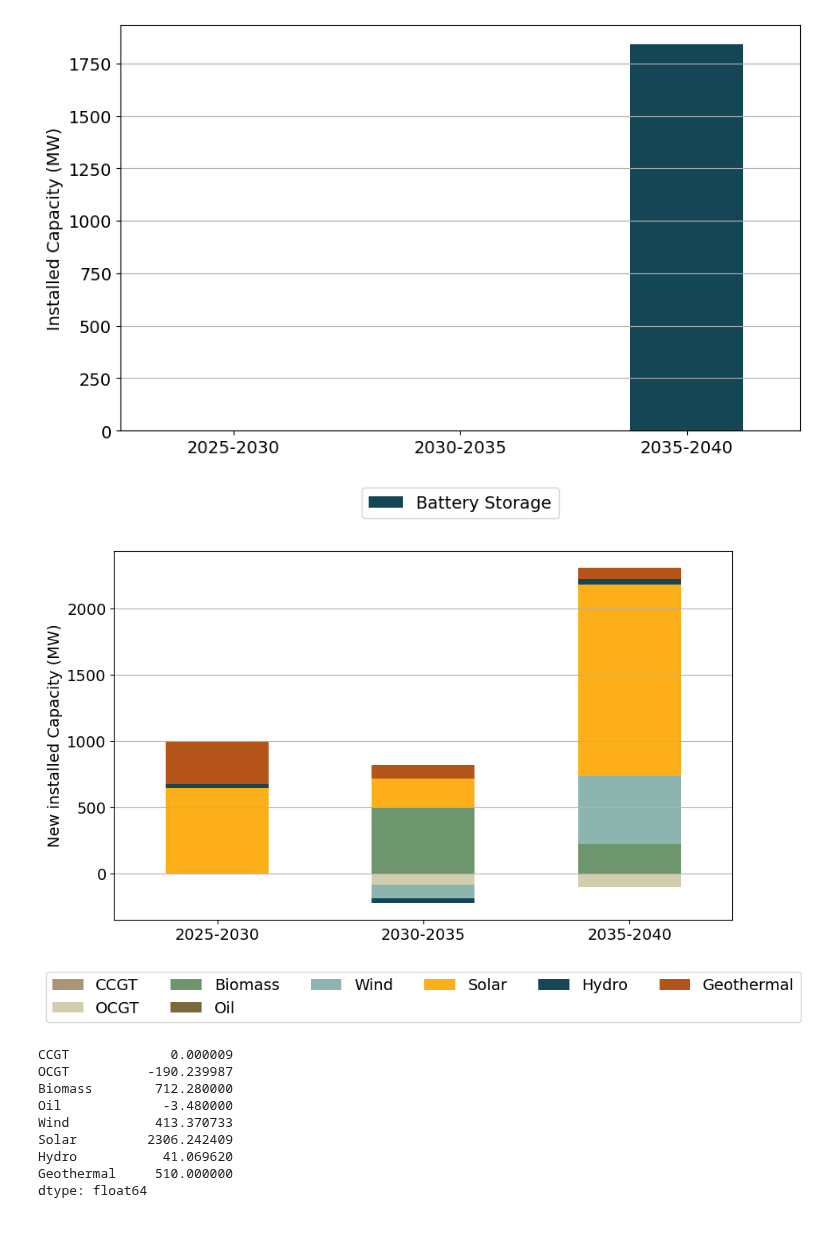
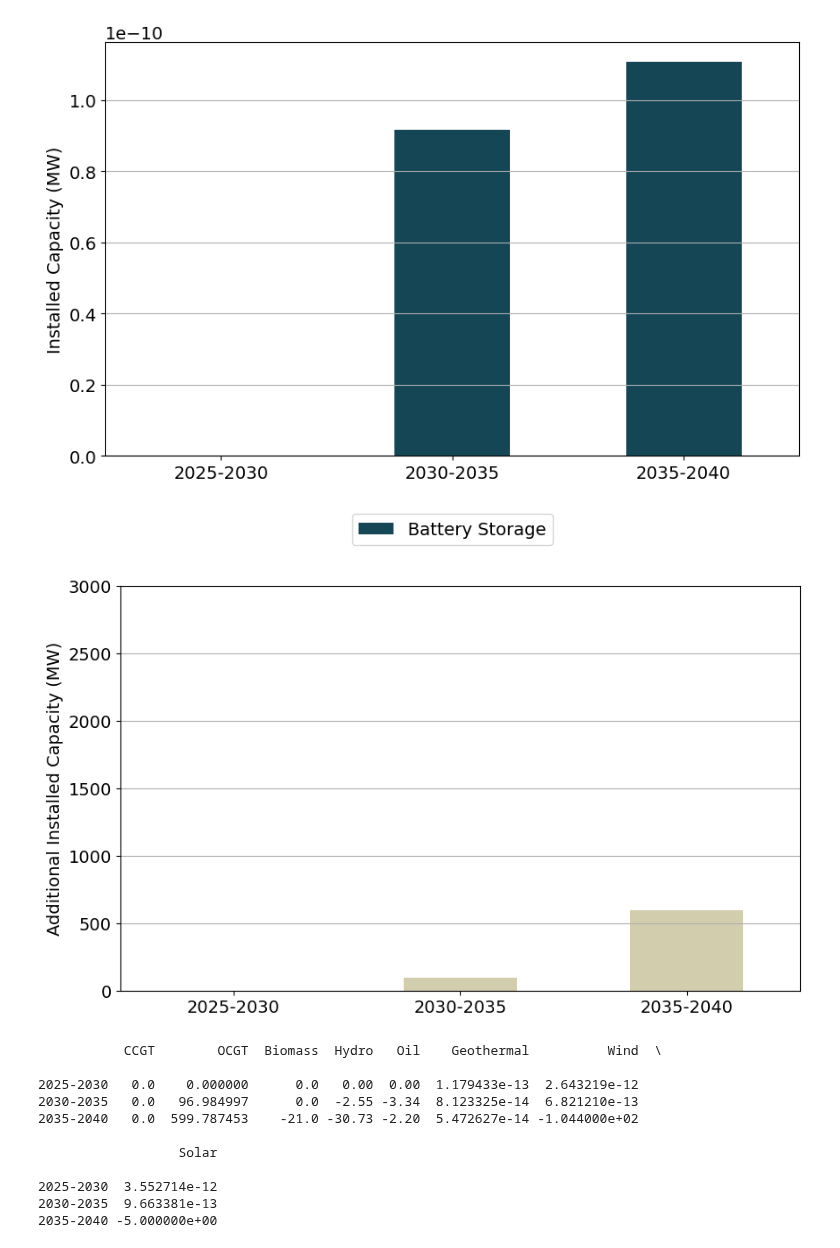
Before and after one commit to maribjorn/EMPIRE-BO, a Jupyter notebook: plot.ipynb, the cells around one changed output. Cells and saved outputs as stored; diff of their text form; code cells hidden in the pictures.

Commit message:
error in investments

```diff
--- a/plot.ipynb
+++ b/plot.ipynb
@@ -39,25 +39,28 @@ blue1 = '#3EA1C0'
 # %%
 discountrate = 0.04
 NoOfPeakSeason = 2
-lengthPeakSeason = 24
+lengthPeakSeason = 24 # Usually 24
 NoOfRegSeason = 4
 lengthRegSeason = 168
 LeapYearsInvestment = 5
+fix_sample = 'random' # fix_sample = True --> 'no', fix_sample = False = 'random'
 season_scale = [(8760 - NoOfPeakSeason * lengthPeakSeason) / NoOfRegSeason / lengthRegSeason
                             for x in range(NoOfRegSeason)] + [1 for x in range(NoOfPeakSeason)]
 new_names = ['CCGT',   'OCGT',  'Biomass',  'Oil'  ,'Wind', 'Solar', 'Hydro ror', 'Hydro storage', 'Geothermal']
 new_names_2 = ['CCGT',   'OCGT',  'Biomass',  'Oil'  ,'Wind', 'Solar', 'Hydro', 'Geothermal']
 old_names = ['Gas CCGT',    'Gas OCGT',  'Bio',   'Oil existing',  'Wind onshore',  'Solar'  ,'Hydro run-of-the-river', 'Hydro regulated', 'Geo']
-scenario = '10'
-date = '0507'
-time = '1121'
+scenario = '1'
+date = '0522'
+time = '0948'
 
-file_path = 'Results/bolivia_v1_reg' + str(lengthRegSeason) + '_peak24_sce' + scenario + '_randomSGR_2024' + date + time + '/results_output_EuropePlot.csv'
-operational_data = pd.read_csv('Results/bolivia_v1_reg' + str(lengthRegSeason) + '_peak24_sce' + scenario + '_randomSGR_2024' + date + time +'/results_output_Operational.csv')
-investment_data = pd.read_csv('Results/bolivia_v1_reg' + str(lengthRegSeason) + '_peak24_sce' + scenario + '_randomSGR_2024' + date + time +'/results_output_gen.csv')
-objective_value = pd.read_csv('Results/bolivia_v1_reg' + str(lengthRegSeason) + '_peak24_sce' + scenario + '_randomSGR_2024' + date + time +'/results_objective.csv', header=None)
-transmission_data = pd.read_csv('Results/bolivia_v1_reg' + str(lengthRegSeason) + '_peak24_sce' + scenario + '_randomSGR_2024' + date + time +'/results_output_transmision.csv')
-stor_data = pd.read_csv('Results/bolivia_v1_reg' + str(lengthRegSeason) + '_peak24_sce' + scenario + '_randomSGR_2024' + date + time +'/results_output_stor.csv')
+
+
+file_path = 'Results/bolivia_v1_reg' + str(lengthRegSeason) + '_peak' + str(lengthPeakSeason) + '_sce' + scenario + '_' + fix_sample + 'SGR_2024' + date + time + '/results_output_EuropePlot.csv'
+operational_data = pd.read_csv('Results/bolivia_v1_reg' + str(lengthRegSeason) + '_peak' + str(lengthPeakSeason) + '_sce' + scenario + '_' + fix_sample + 'SGR_2024' + date + time +'/results_output_Operational.csv')
+investment_data = pd.read_csv('Results/bolivia_v1_reg' + str(lengthRegSeason) + '_peak' + str(lengthPeakSeason) + '_sce' + scenario + '_' + fix_sample + 'SGR_2024' + date + time +'/results_output_gen.csv')
+objective_value = pd.read_csv('Results/bolivia_v1_reg' + str(lengthRegSeason) + '_peak' + str(lengthPeakSeason) + '_sce' + scenario + '_' + fix_sample + 'SGR_2024' + date + time +'/results_objective.csv', header=None)
+transmission_data = pd.read_csv('Results/bolivia_v1_reg' + str(lengthRegSeason) + '_peak' + str(lengthPeakSeason) + '_sce' + scenario + '_' + fix_sample + 'SGR_2024' + date + time +'/results_output_transmision.csv')
+stor_data = pd.read_csv('Results/bolivia_v1_reg' + str(lengthRegSeason) + '_peak' + str(lengthPeakSeason) + '_sce' + scenario + '_' + fix_sample + 'SGR_2024' + date + time +'/results_output_stor.csv')
 node_sheet = load_workbook('Data handler/bolivia_v1/Node.xlsx')
 
 scenario_int = int(scenario)
@@ -67,7 +70,7 @@ peak_seasons = ['peak1', 'peak2']
 # %%
 # Helper functions
 def get_colors(carriers):
-    colors = [beige2, beige3, green2, beige1, teal4, yellow, teal2, brown2]
+    colors = [beige2, beige3, teal3, beige1, teal4, yellow, teal2, brown2]
     color_dict = dict(zip(new_names_2, colors))
     colors_new = [color_dict[carrier] for carrier in carriers]
     return colors_new
@@ -99,7 +102,7 @@ def rename_columns_operations(df):
     return df
 
 def custom_autopct(pct):
-    return ('%1.1f%%' % pct) if pct > 0 else ''
+    return ('%1.1f%%' % pct)# if pct > 0 else ''
 
 def get_marginal_cost(technology):
     generator_file = load_workbook('Data handler/bolivia_v1/Generator.xlsx')
@@ -181,37 +212,40 @@ plt.legend(loc='upper center', bbox_to_anchor=(0.5, -0.12), ncol=6, fontsize=14,
 plt.savefig('figures/InstalledCapacity.png', bbox_inches='tight')
 plt.show()
 # %% [output]
-[figure, old version]
+[figure, new version]
 # %%
 # New installed capacity
 new_installed_cap = installed_cap.diff()
 new_installed_cap = rename_columns(new_installed_cap)
 # new_installed_cap['Hydro'] = new_installed_cap['Hydro ror'] + new_installed_cap['Hydro storage']
 # new_installed_cap.drop(columns=['Hydro ror', 'Hydro storage'], inplace=True)
 new_installed_cap = new_installed_cap.dropna()
-new_installed_cap.plot(kind='bar', stacked=True, figsize=(10, 6), color=get_colors(installed_cap.columns))
+new_installed_cap = new_installed_cap[['CCGT', 'OCGT', 'Biomass', 'Hydro', 'Oil', 'Geothermal', 'Wind', 'Solar']]
+new_installed_cap.plot(kind='bar', stacked=True, figsize=(10, 6), color=get_colors(new_installed_cap.columns), legend=False)
 
-plt.ylabel('New installed Capacity (MW)', fontsize=14)
+plt.ylabel('Additional Installed Capacity (MW)', fontsize=14)
 plt.xticks(rotation = 0, fontsize=14)
 plt.yticks(fontsize=14)
 plt.grid(axis='y')
-#plt.ylim(0, 1000)
-plt.legend(loc='upper center', bbox_to_anchor=(0.5, -0.12), ncol=6, fontsize=14)
+plt.ylim(0, 3000)
+#plt.legend(loc='upper center', bbox_to_anchor=(0.5, -0.12), ncol=6, fontsize=14)
 plt.savefig('figures/NewInstalledCapacity.png', bbox_inches='tight')
 plt.show()
 
-print(new_installed_cap.sum(    ))
+print(new_installed_cap)
 # %% [output]
-[figure, old version]
+[figure, new version]
-CCGT             0.000009
-OCGT          -190.239987
-Biomass        712.280000
-Oil             -3.480000
-Wind           413.370733
-Solar         2306.242409
-Hydro           41.069620
-Geothermal     510.000000
-dtype: float64
+           CCGT        OCGT  Biomass  Hydro   Oil    Geothermal          Wind  \
+
+2025-2030   0.0    0.000000      0.0   0.00  0.00  1.179433e-13  2.643219e-12
+2030-2035   0.0   96.984997      0.0  -2.55 -3.34  8.123325e-14  6.821210e-13
+2035-2040   0.0  599.787453    -21.0 -30.73 -2.20  5.472627e-14 -1.044000e+02
+
+                  Solar
+
+2025-2030  3.552714e-12
+2030-2035  9.663381e-13
+2035-2040 -5.000000e+00
 # %%
 included_rows = [9,10,11]
 
```
Also changed, not shown: parts of 29 cells of this notebook, 38 other files.
